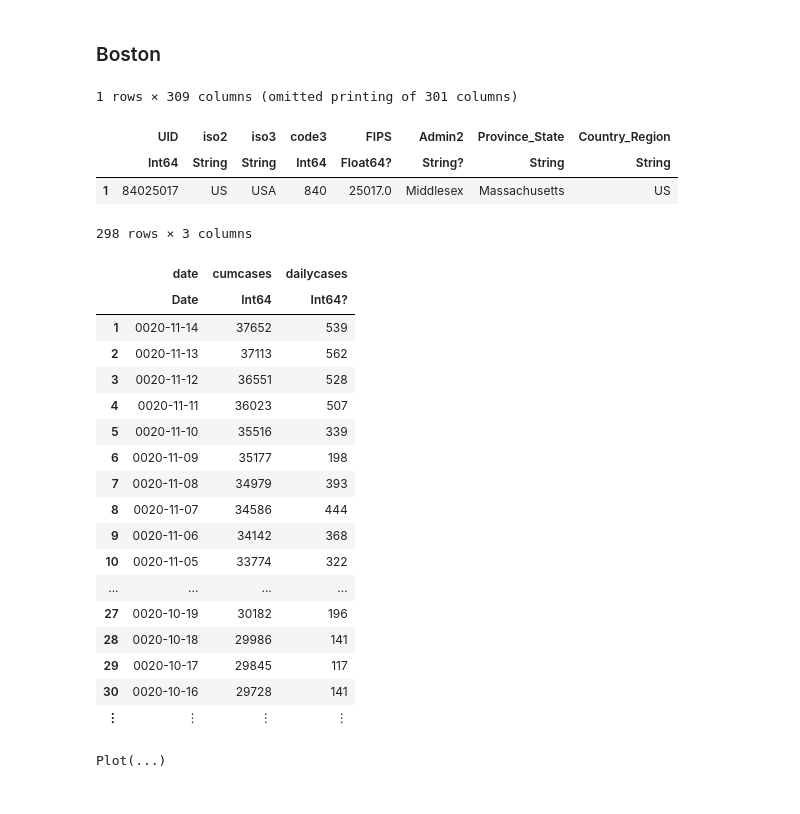
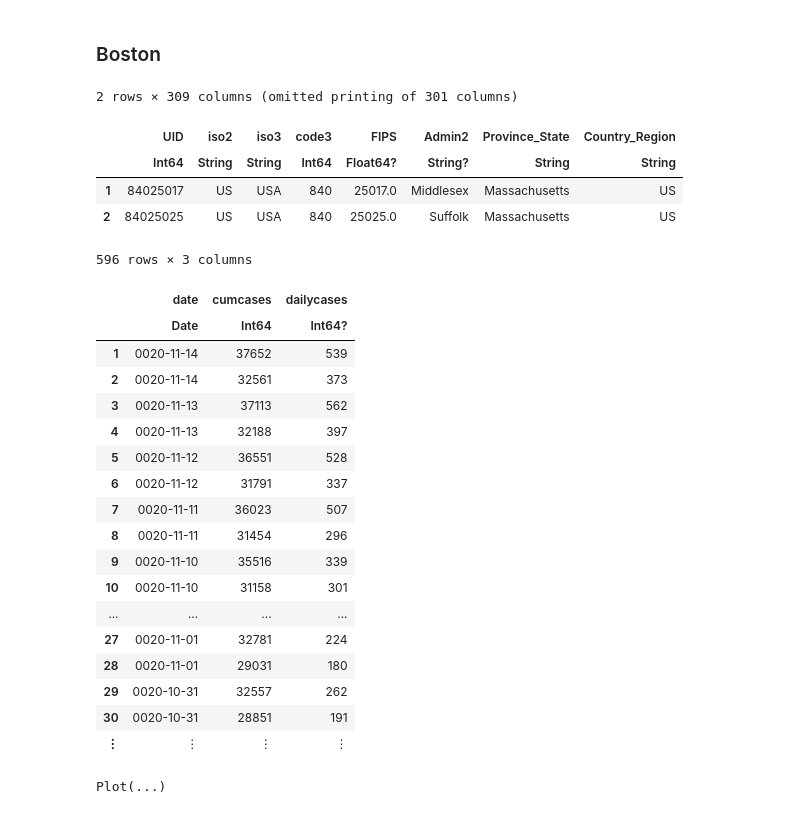
Before and after one commit to jwalsh1-chwy/7ml7w, a Jupyter notebook: julia/Johns Hopkins COVID Data Analysis.ipynb, the cells around one changed output. Saved outputs shown, nothing was run; the diff lists cells and outputs as text; code cells hidden in the pictures.

```diff
--- a/julia/Johns Hopkins COVID Data Analysis.ipynb
+++ b/julia/Johns Hopkins COVID Data Analysis.ipynb
@@ -211,35 +211,36 @@ print(sumna(covidcasesm[:dailycases]))
 # %% [markdown]
 ### Boston
 # %%
-covidcases |> @filter(_.Province_State ∈ ["Massachusetts"]) |> @filter(_.Admin2 ∈ ["Middlesex"]) |> DataFrame
+covidcases |> @filter(_.Province_State ∈ ["Massachusetts"]) |> @filter(_.Admin2 ∈ ["Middlesex", "Suffolk"]) |> DataFrame
 # %% [output]
-1 rows × 309 columns (omitted printing of 301 columns)
+2 rows × 309 columns (omitted printing of 301 columns)
 |  | UID | iso2 | iso3 | code3 | FIPS | Admin2 | Province_State | Country_Region |
 |  | Int64 | String | String | Int64 | Float64? | String? | String | String |
 | 1 | 84025017 | US | USA | 840 | 25017.0 | Middlesex | Massachusetts | US |
+| 2 | 84025025 | US | USA | 840 | 25025.0 | Suffolk | Massachusetts | US |
 # %%
 # alternative to df[df[:admin2].="Middlesex"]
-df_middlesex = covidcasesm |> @filter(_.provincestate ∈ ["Massachusetts"]) |> @filter(_.admin2 ∈ ["Middlesex"]) |> DataFrame
-df_middlesex_cases = df_middlesex[[:date, :cumcases, :dailycases]]
-sort!(df_middlesex_cases, [:date], rev=true)
+df_boston = covidcasesm |> @filter(_.provincestate ∈ ["Massachusetts"]) |> @filter(_.admin2 ∈ ["Middlesex", "Suffolk"]) |> DataFrame
+df_boston_cases = df_boston[[:date, :cumcases, :dailycases]]
+sort!(df_boston_cases, [:date], rev=true)
 # %% [output]
-298 rows × 3 columns
+596 rows × 3 columns
 |  | date | cumcases | dailycases |
 |  | Date | Int64 | Int64? |
 | 1 | 0020-11-14 | 37652 | 539 |
-| 2 | 0020-11-13 | 37113 | 562 |
-| 3 | 0020-11-12 | 36551 | 528 |
-| 4 | 0020-11-11 | 36023 | 507 |
-| 5 | 0020-11-10 | 35516 | 339 |
-| 6 | 0020-11-09 | 35177 | 198 |
-| 7 | 0020-11-08 | 34979 | 393 |
-| 8 | 0020-11-07 | 34586 | 444 |
-| 9 | 0020-11-06 | 34142 | 368 |
-| 10 | 0020-11-05 | 33774 | 322 |
+| 2 | 0020-11-14 | 32561 | 373 |
+| 3 | 0020-11-13 | 37113 | 562 |
+| 4 | 0020-11-13 | 32188 | 397 |
+| 5 | 0020-11-12 | 36551 | 528 |
+| 6 | 0020-11-12 | 31791 | 337 |
+| 7 | 0020-11-11 | 36023 | 507 |
+| 8 | 0020-11-11 | 31454 | 296 |
+| 9 | 0020-11-10 | 35516 | 339 |
+| 10 | 0020-11-10 | 31158 | 301 |
 | ... | ... | ... | ... |
-| 27 | 0020-10-19 | 30182 | 196 |
-| 28 | 0020-10-18 | 29986 | 141 |
-| 29 | 0020-10-17 | 29845 | 117 |
-| 30 | 0020-10-16 | 29728 | 141 |
+| 27 | 0020-11-01 | 32781 | 224 |
+| 28 | 0020-11-01 | 29031 | 180 |
+| 29 | 0020-10-31 | 32557 | 262 |
+| 30 | 0020-10-31 | 28851 | 191 |
 | ⋮ | ⋮ | ⋮ | ⋮ |
 # %%
```
Also changed, not shown: parts of 16 cells of this notebook, 2 other files.
